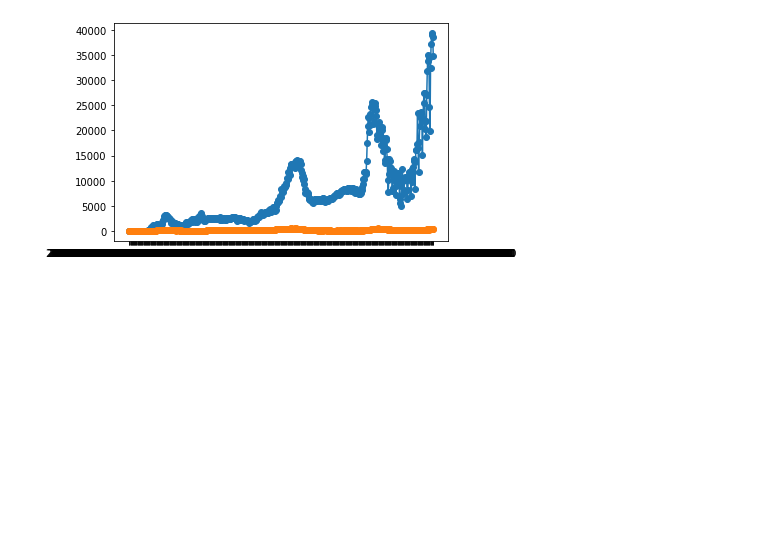
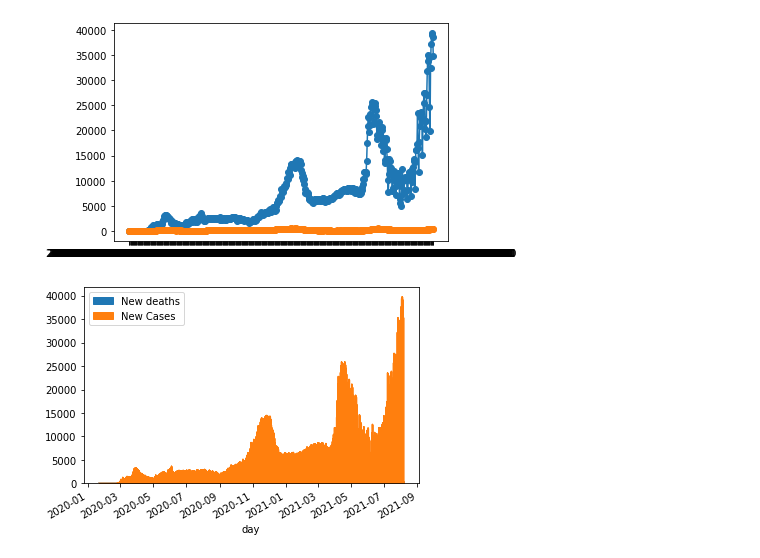
Before and after one commit to maheravi/Data-Science, a Jupyter notebook: COVID-19-time-series-clean-complete.ipynb, the cells around one changed output. Saved outputs shown, nothing was run; the diff lists cells and outputs as text; code cells hidden in the pictures; blank space fills up the shorter version.

```diff
--- a/COVID-19-time-series-clean-complete.ipynb
+++ b/COVID-19-time-series-clean-complete.ipynb
@@ -84,3 +84,9 @@ plt.plot(tx_iran['Date'].to_numpy(dtype='str'), tx_iran['New deaths'], marker='o
 # %% [output]
 [<matplotlib.lines.Line2D at 0x...>]
 [figure]
+# %%
+tx_iran = tx_data.loc[(tx_data['Country/Region'] == 'Iran')]
+df = pd.DataFrame({'New deaths': tx_iran['New deaths'], 'New Cases' : tx_iran['New cases'], 'day' : tx_data['Date']})
+ax = df.plot.area(x='day')
+# %% [output]
+[figure, added]
```
